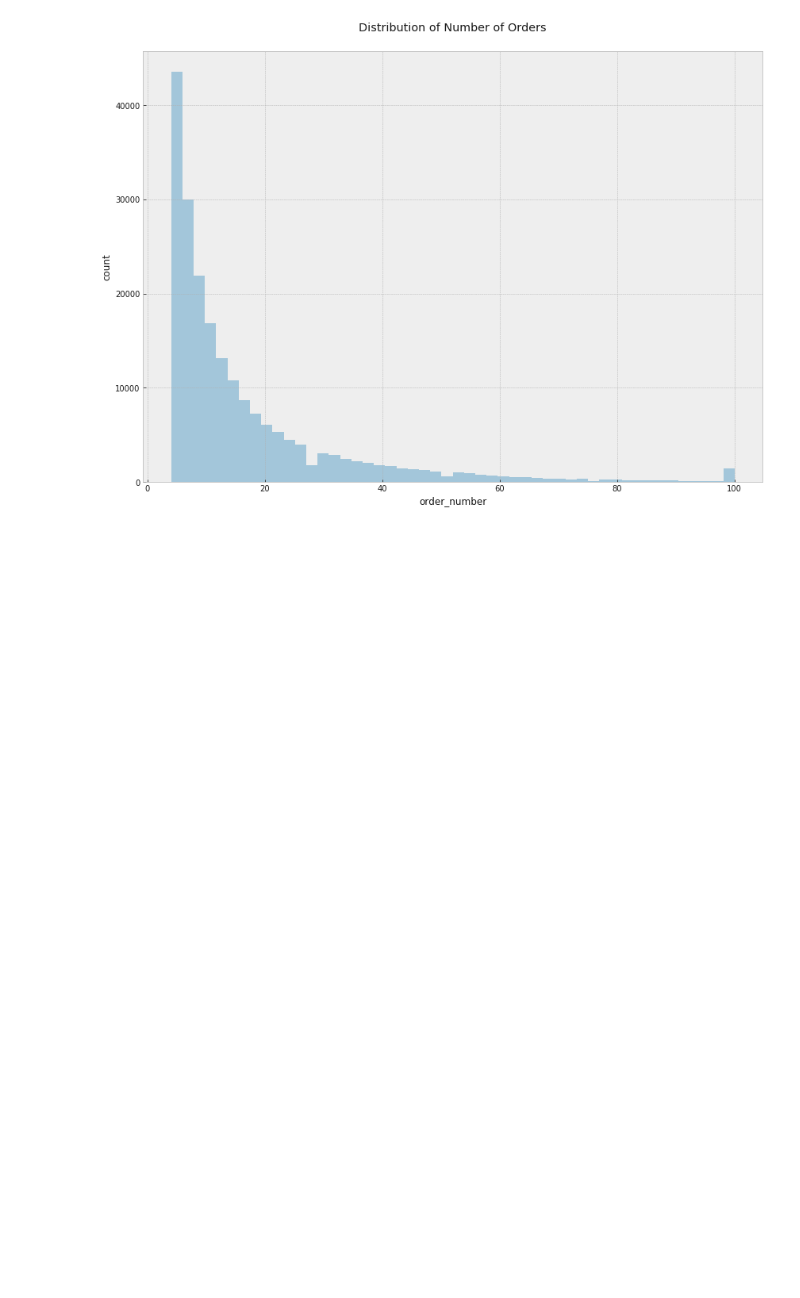
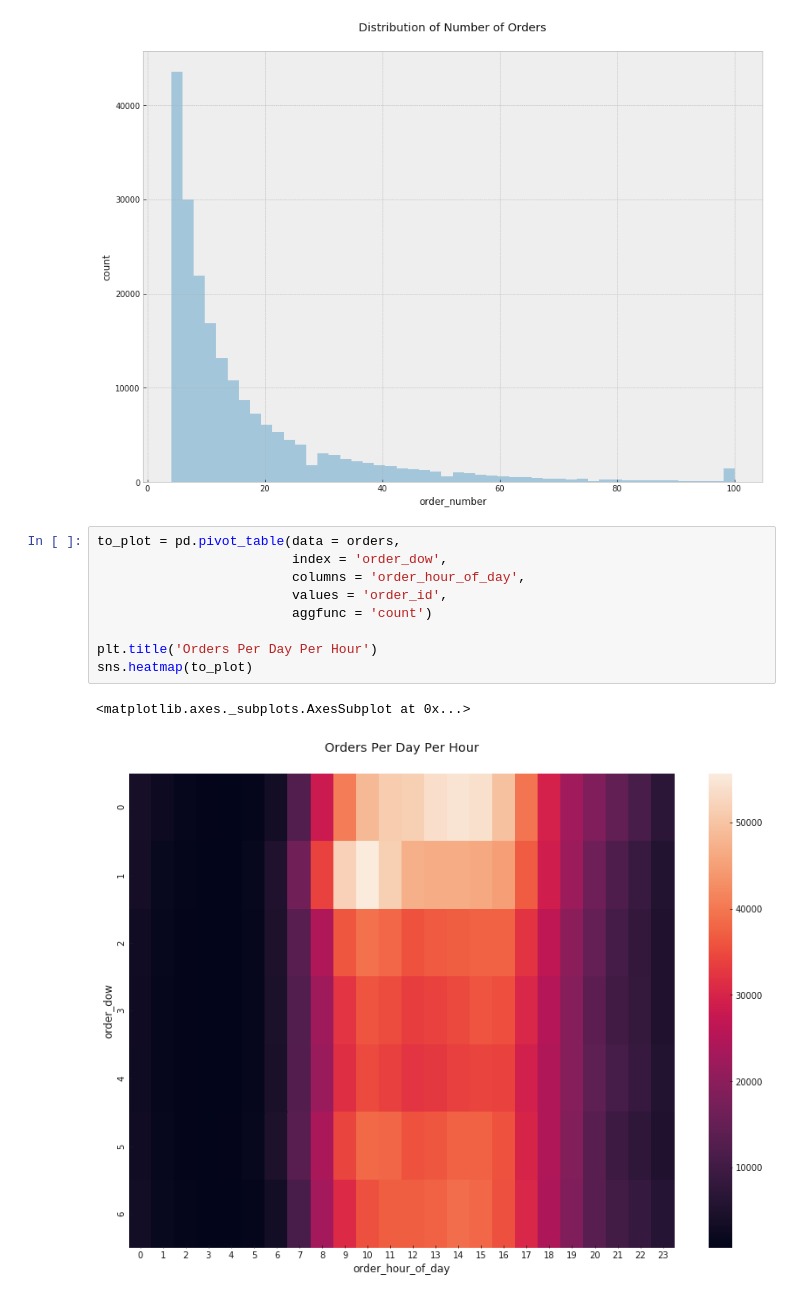
Before and after one commit to rossrco/analyses, a Jupyter notebook: instacart/instacart.ipynb, the cells around one changed output. Drawn from its saved outputs; the diff is of its cells as text; blank space fills up the shorter version.

Commit message:
add number of orders by hour and day

```diff
--- a/instacart/instacart.ipynb
+++ b/instacart/instacart.ipynb
@@ -35,3 +35,15 @@ sns.distplot(orders.groupby('user_id').order_number.max(), kde = False, norm_his
 # %% [output]
 <matplotlib.axes._subplots.AxesSubplot at 0x...>
 [figure]
+# %%
+to_plot = pd.pivot_table(data = orders,
+                         index = 'order_dow',
+                         columns = 'order_hour_of_day',
+                         values = 'order_id',
+                         aggfunc = 'count')
+
+plt.title('Orders Per Day Per Hour')
+sns.heatmap(to_plot)
+# %% [output]
+<matplotlib.axes._subplots.AxesSubplot at 0x...>
+[figure, added]
```
